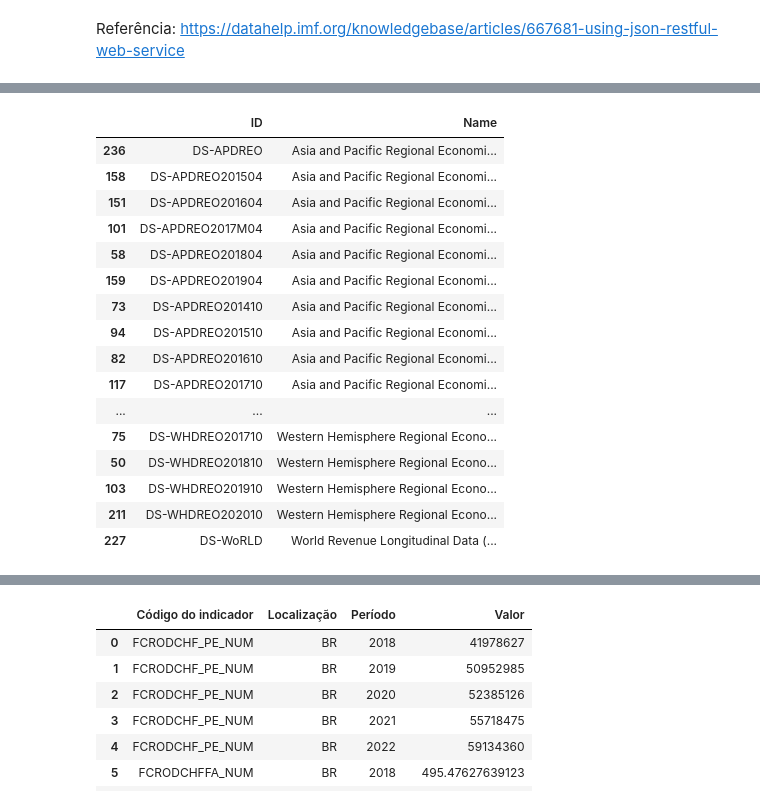
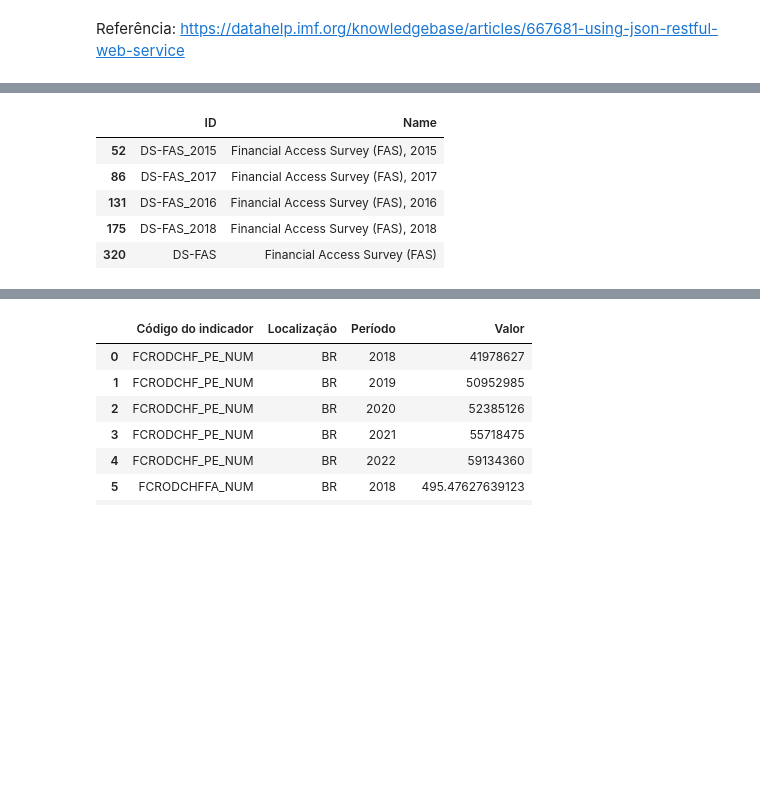
Before and after one commit to mariaraquelbarbosa/projeto-her.dev, a Jupyter notebook: Her.dev/Extracao_FMI.ipynb, the cells around one changed output, grey strips where cells are left out. Cells and saved outputs as stored; diff of their text form; code cells hidden in the pictures; blank space fills up the shorter version.

```diff
--- a/Her.dev/Extracao_FMI.ipynb
+++ b/Her.dev/Extracao_FMI.ipynb
@@ -36,42 +17,30 @@ print(json_formatado)
 # %%
 # Acessando a chave 'Dataflows' para acessar os dados dentro dela
 bases = response['Structure']['Dataflows']['Dataflow']
 
 lista_bases = []
 
 # Iterando sobre a lista de bases de dados
 for base in bases:
     dataset_info = {
         'ID': base['@id'],
         'Name': base['Name']['#text']
     }
     lista_bases.append(dataset_info)
 
 # Transformando em df
 df = pd.DataFrame(lista_bases)
-pd.set_option('display.max_rows', None)
-pd.set_option('display.max_columns', None)
-#pd.reset_option('display.max_rows')
-#pd.reset_option('display.max_columns')
-df.sort_values(by="Name")
+
+# Filtra o dataset "Financial Access Survey"
+df_filtrado = df[df['Name'].str.contains('Financial Access Survey')]
+df_filtrado
 # %% [output]
 |  | ID | Name |
-| 236 | DS-APDREO | Asia and Pacific Regional Economi... |
-| 158 | DS-APDREO201504 | Asia and Pacific Regional Economi... |
-| 151 | DS-APDREO201604 | Asia and Pacific Regional Economi... |
-| 101 | DS-APDREO2017M04 | Asia and Pacific Regional Economi... |
-| 58 | DS-APDREO201804 | Asia and Pacific Regional Economi... |
-| 159 | DS-APDREO201904 | Asia and Pacific Regional Economi... |
-| 73 | DS-APDREO201410 | Asia and Pacific Regional Economi... |
-| 94 | DS-APDREO201510 | Asia and Pacific Regional Economi... |
-| 82 | DS-APDREO201610 | Asia and Pacific Regional Economi... |
-| 117 | DS-APDREO201710 | Asia and Pacific Regional Economi... |
-| ... | ... | ... |
-| 75 | DS-WHDREO201710 | Western Hemisphere Regional Econo... |
-| 50 | DS-WHDREO201810 | Western Hemisphere Regional Econo... |
-| 103 | DS-WHDREO201910 | Western Hemisphere Regional Econo... |
-| 211 | DS-WHDREO202010 | Western Hemisphere Regional Econo... |
-| 227 | DS-WoRLD | World Revenue Longitudinal Data (... |
+| 52 | DS-FAS_2015 | Financial Access Survey (FAS), 2015 |
+| 86 | DS-FAS_2017 | Financial Access Survey (FAS), 2017 |
+| 131 | DS-FAS_2016 | Financial Access Survey (FAS), 2016 |
+| 175 | DS-FAS_2018 | Financial Access Survey (FAS), 2018 |
+| 320 | DS-FAS | Financial Access Survey (FAS) |
 # %%
 # Endpoint da API para ver estrutura de dados do dataset Financial Access Survey (FAS)
 database_id = "FAS"
```
Also changed, not shown: parts of 3 cells of this notebook.
